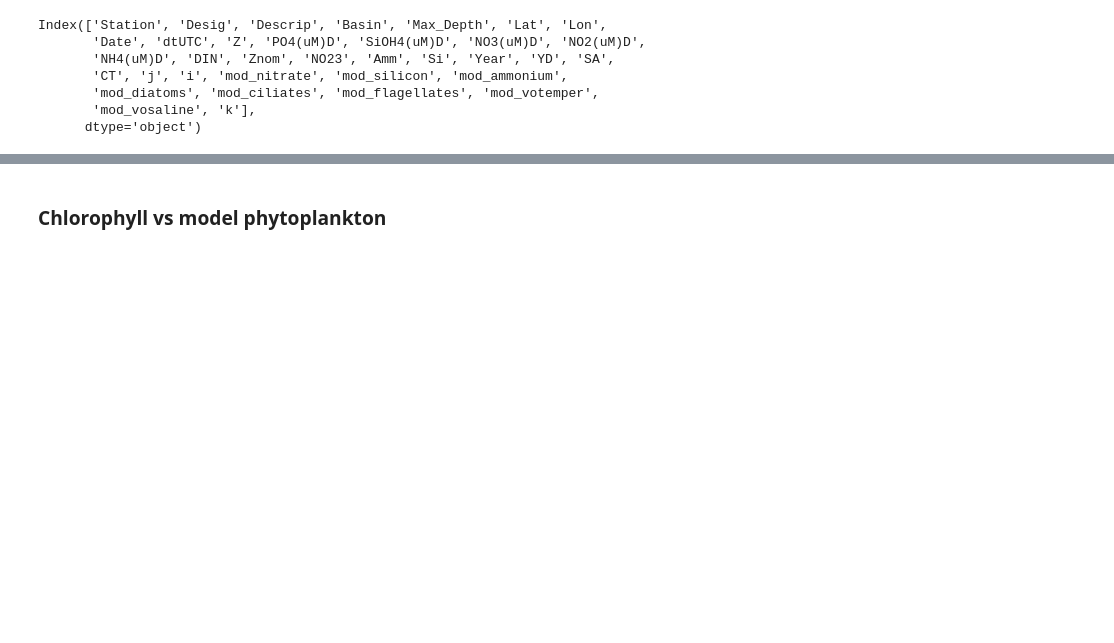
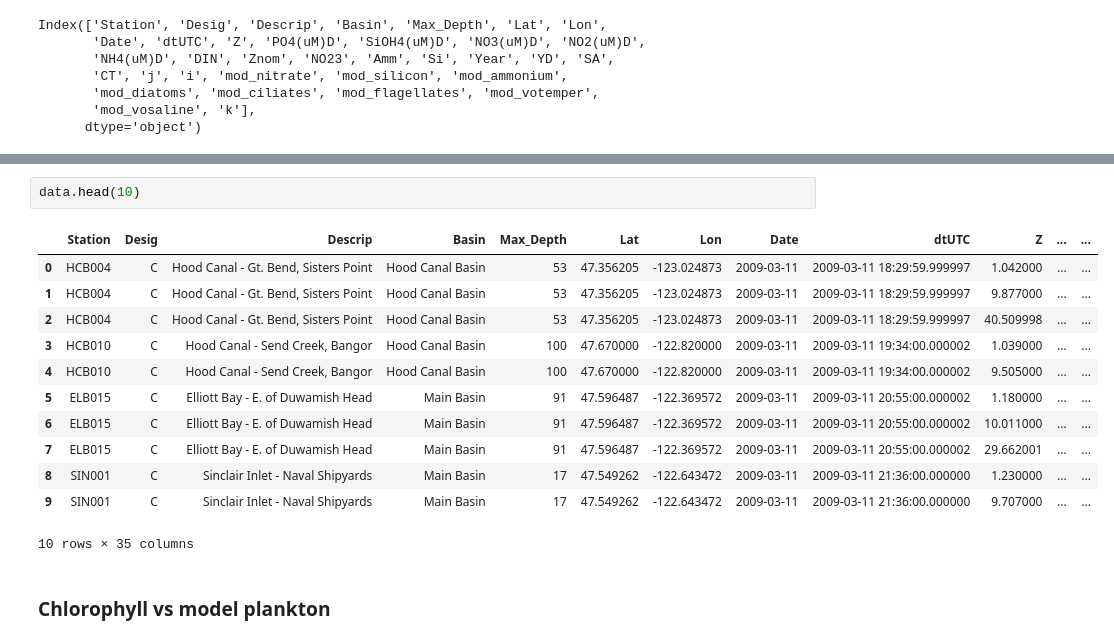
Before and after one commit to SalishSeaCast/analysis-keegan, a Jupyter notebook: notebooks/Evaluations/CTD_Nutrients_Evaluations.ipynb, the cells around one changed output, grey strips where cells are left out. Cells and saved outputs as stored; diff of their text form; blank space fills up the shorter version.

```diff
--- a/notebooks/Evaluations/CTD_Nutrients_Evaluations.ipynb
+++ b/notebooks/Evaluations/CTD_Nutrients_Evaluations.ipynb
@@ -360,2 +429,17 @@ Index(['Station', 'Desig', 'Descrip', 'Basin', 'Max_Depth', 'Lat', 'Lon',
+# %%
+data.head(10)
+# %% [output]
+|  | Station | Desig | Descrip | Basin | Max_Depth | Lat | Lon | Date | dtUTC | Z | ... | ... |
+| 0 | HCB004 | C | Hood Canal - Gt. Bend, Sisters Point | Hood Canal Basin | 53 | 47.356205 | -123.024873 | 2009-03-11 | 2009-03-11 18:29:59.999997 | 1.042000 | ... | ... |
+| 1 | HCB004 | C | Hood Canal - Gt. Bend, Sisters Point | Hood Canal Basin | 53 | 47.356205 | -123.024873 | 2009-03-11 | 2009-03-11 18:29:59.999997 | 9.877000 | ... | ... |
+| 2 | HCB004 | C | Hood Canal - Gt. Bend, Sisters Point | Hood Canal Basin | 53 | 47.356205 | -123.024873 | 2009-03-11 | 2009-03-11 18:29:59.999997 | 40.509998 | ... | ... |
+| 3 | HCB010 | C | Hood Canal - Send Creek, Bangor | Hood Canal Basin | 100 | 47.670000 | -122.820000 | 2009-03-11 | 2009-03-11 19:34:00.000002 | 1.039000 | ... | ... |
+| 4 | HCB010 | C | Hood Canal - Send Creek, Bangor | Hood Canal Basin | 100 | 47.670000 | -122.820000 | 2009-03-11 | 2009-03-11 19:34:00.000002 | 9.505000 | ... | ... |
+| 5 | ELB015 | C | Elliott Bay - E. of Duwamish Head | Main Basin | 91 | 47.596487 | -122.369572 | 2009-03-11 | 2009-03-11 20:55:00.000002 | 1.180000 | ... | ... |
+| 6 | ELB015 | C | Elliott Bay - E. of Duwamish Head | Main Basin | 91 | 47.596487 | -122.369572 | 2009-03-11 | 2009-03-11 20:55:00.000002 | 10.011000 | ... | ... |
+| 7 | ELB015 | C | Elliott Bay - E. of Duwamish Head | Main Basin | 91 | 47.596487 | -122.369572 | 2009-03-11 | 2009-03-11 20:55:00.000002 | 29.662001 | ... | ... |
+| 8 | SIN001 | C | Sinclair Inlet - Naval Shipyards | Main Basin | 17 | 47.549262 | -122.643472 | 2009-03-11 | 2009-03-11 21:36:00.000000 | 1.230000 | ... | ... |
+| 9 | SIN001 | C | Sinclair Inlet - Naval Shipyards | Main Basin | 17 | 47.549262 | -122.643472 | 2009-03-11 | 2009-03-11 21:36:00.000000 | 9.707000 | ... | ... |
+10 rows × 35 columns
 # %% [markdown]
-### Chlorophyll vs model phytoplankton
+### Chlorophyll vs model plankton
```
Also changed, not shown: parts of 11 cells of this notebook, 1 other file.
